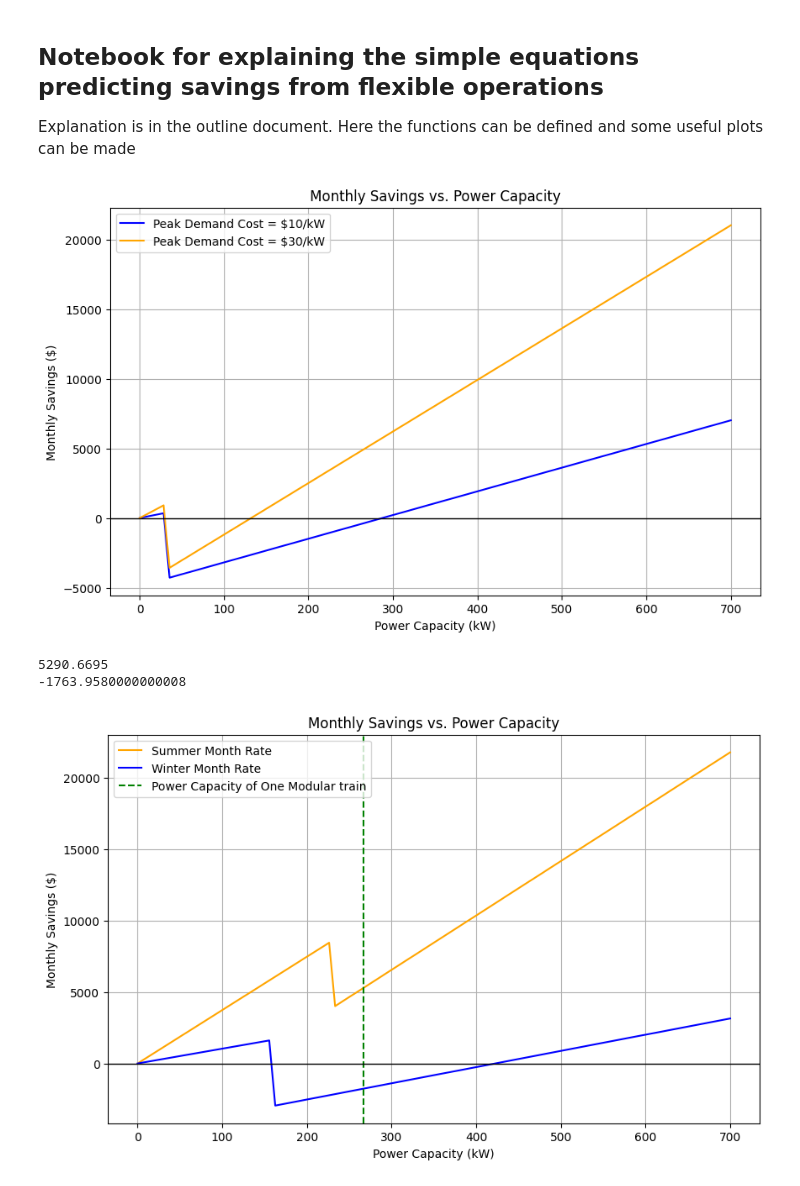
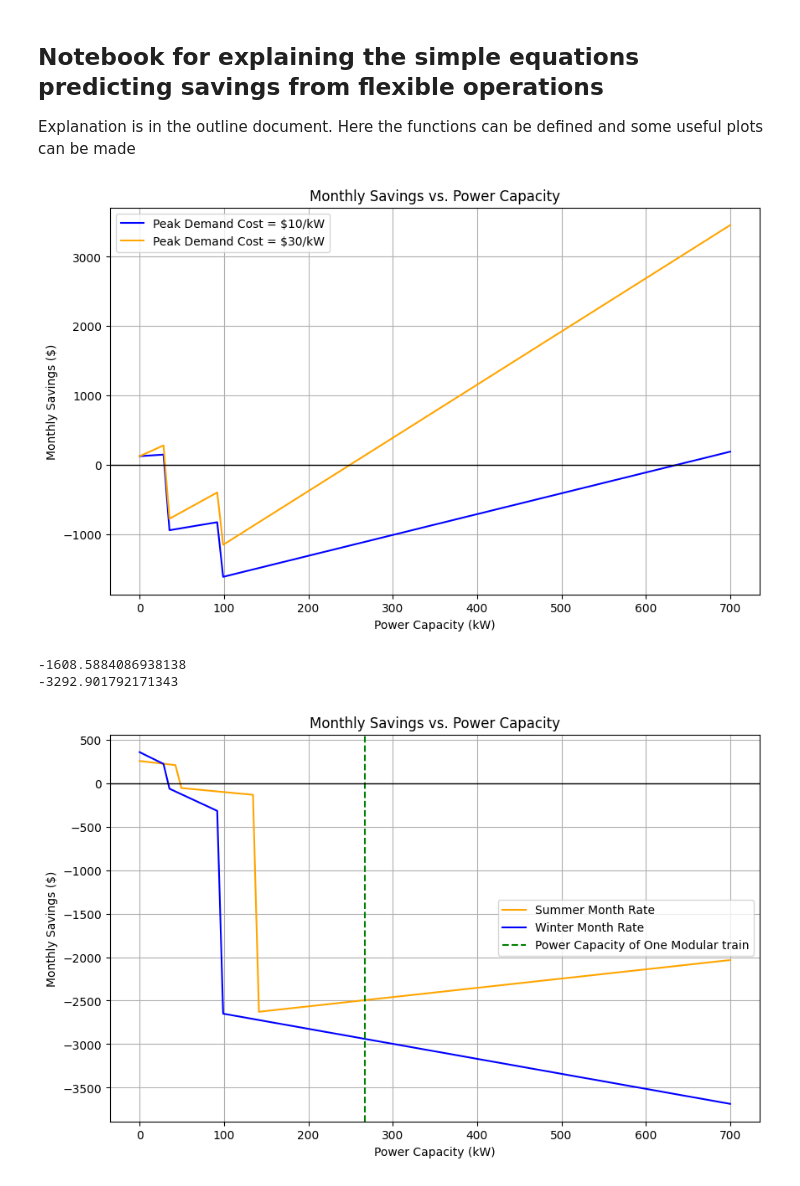
Before and after one commit to jakechurchi/watertap, a Jupyter notebook: tutorials/flex_ro/report/simple_savings.ipynb, the cells around one changed output. Drawn from its saved outputs; the diff is of its cells as text; code cells hidden in the pictures.

Commit message:
Testing a DR scenario with one plant shutdown

```diff
--- a/tutorials/flex_ro/report/simple_savings.ipynb
+++ b/tutorials/flex_ro/report/simple_savings.ipynb
@@ -49,10 +51,43 @@ def additional_brine_costs(plant_chars, electricity_rate, power_capacity):
+# %%
+# Define the savings function
+def calculate_monthly_savings(power_capacity_disc, plant_chars, electricity_rate):
+
+    power_capacity_disc = np.asarray(power_capacity_disc, dtype=float)
+    total_hrs = 7 * 24 # Assuming 30 days = one month
+    electricity_rate['num_off_peak_hrs'] = total_hrs - electricity_rate['num_peak_hrs']
+
+    # Adjust the demand charge to be for a week instead of a month
+    electricity_rate['peak_demand_cost'] = electricity_rate['peak_demand_cost'] * (7/30)
+    electricity_rate['off_peak_demand_cost'] = electricity_rate['off_peak_demand_cost'] * (7/30)
+
+    water_vol_shift = power_capacity_disc * electricity_rate['num_peak_hrs'] / plant_chars['SEC']  # Volume of water that can be shifted to off-peak hours
+    # energy_consumption_base = plant_chars['power_base'] * total_hrs
+    energy_capacity = power_capacity_disc * electricity_rate['num_peak_hrs']
+
+    condition = water_vol_shift / (plant_chars['Q_perm_max'] - plant_chars['Q_perm_nom']) < electricity_rate['num_off_peak_hrs']
+    time_shift = np.where(
+        condition,
+        electricity_rate['num_off_peak_hrs'],
+        energy_capacity / (plant_chars['SEC'] * plant_chars['Q_perm_min'])
+    )
+
+    off_peak_power_increase = energy_capacity / time_shift
+
+    energy_savings = power_capacity_disc * electricity_rate['peak_demand_cost'] - off_peak_power_increase * electricity_rate['off_peak_demand_cost'] + energy_capacity * (electricity_rate['peak_consumption_cost'] - electricity_rate['off_peak_consumption_cost'])
+    power_capacity_charging = find_power_capacity_char(plant_chars, electricity_rate, power_capacity_disc, water_vol_shift)
+
+    # Add in the brine costs
+    brine_costs = additional_brine_costs(plant_chars, electricity_rate, power_capacity_disc, power_capacity_charging)
+
+    savings = energy_savings - brine_costs
+    return savings
 # %%
 # Define the plant characteristics for # 0.925 RR
-wrd_plant_chars = {'SEC':0.44, 'Q_perm_min': 600 * 0.925, 'power_base': 1102, 'Q_perm_base': 605 * 0.925, 'Q_perm_max': 625 * 0.925, 'recovery': 0.925, 'Q_min_brine': 45}
+wrd_plant_chars = {'SEC':0.44, 'Q_perm_min': 600 * 0.925, 'power_base': 1102, 'Q_perm_nom': 605 * 0.925, 'Q_perm_max': 625 * 0.925, 'RR_nom': 0.925, 'RR_low': 0.917, 'Q_min_brine': 45}
 
 # Plot the savings for two different peak demand costs
-sample_week_1_rate = {'num_peak_hrs': 35*4, 'peak_demand_cost': 10, 'off_peak_demand_cost': 20, 'peak_consumption_cost': 0.15, 'off_peak_consumption_cost': 0.10}
-sample_week_2_rate = {'num_peak_hrs': 35*4, 'peak_demand_cost': 30, 'off_peak_demand_cost': 20, 'peak_consumption_cost': 0.15, 'off_peak_consumption_cost': 0.10}
+sample_week_1_rate = {'num_peak_hrs': 35, 'peak_demand_cost': 10, 'off_peak_demand_cost': 20, 'peak_consumption_cost': 0.15, 'off_peak_consumption_cost': 0.10, 'brine_disposal_cost': 0.15}
+sample_week_2_rate = {'num_peak_hrs': 35, 'peak_demand_cost': 30, 'off_peak_demand_cost': 20, 'peak_consumption_cost': 0.15, 'off_peak_consumption_cost': 0.10, 'brine_disposal_cost': 0.15}
 
 x = np.linspace(0, 700, 100)
 y1 = calculate_monthly_savings(x, wrd_plant_chars, sample_week_1_rate)
@@ -69,32 +104,32 @@ plt.axhline(0, color='black', linestyle='-', linewidth=1)
 plt.grid(True)
 plt.show()
 # %% [output]
-[figure, old version]
+[figure, new version]
 # %%
 # Plot the savings for summer and winter rates
 # TODO: Make the formating changes suggested by Kurby/Mukta
-summer_weekly_rate = {'num_peak_hrs': 25, 'peak_demand_cost': 36.78, 'off_peak_demand_cost': 19.94, 'peak_consumption_cost': 0.1525, 'off_peak_consumption_cost': 0.1016}
-winter_weekly_rate = {'num_peak_hrs': 35, 'peak_demand_cost': 10.54, 'off_peak_demand_cost': 19.62, 'peak_consumption_cost': 0.1157, 'off_peak_consumption_cost': 0.0929}
+summer_weekly_rate = {'num_peak_hrs': 25, 'peak_demand_cost': 36.78, 'off_peak_demand_cost': 19.94, 'peak_consumption_cost': 0.1525, 'off_peak_consumption_cost': 0.1016, 'brine_disposal_cost': 0.43}
+winter_weekly_rate = {'num_peak_hrs': 35, 'peak_demand_cost': 10.54, 'off_peak_demand_cost': 19.62, 'peak_consumption_cost': 0.1157, 'off_peak_consumption_cost': 0.0929, 'brine_disposal_cost': 0.43}
 
 print(calculate_monthly_savings(267, wrd_plant_chars, summer_weekly_rate))
 print(calculate_monthly_savings(267, wrd_plant_chars, winter_weekly_rate))
 
 x = np.linspace(0, 700, 100)
 y1 = calculate_monthly_savings(x, wrd_plant_chars, summer_weekly_rate)
 y2 = calculate_monthly_savings(x, wrd_plant_chars, winter_weekly_rate)
 
 plt.figure(figsize=(10, 6))
 plt.plot(x, y1, label='Summer Month Rate', color='orange')
 plt.plot(x, y2, label='Winter Month Rate', color='blue')
 plt.axvline(267, color='green', linestyle='--', label='Power Capacity of One Modular train')
 plt.title('Monthly Savings vs. Power Capacity')
 plt.xlabel('Power Capacity (kW)')
 plt.ylabel('Monthly Savings ($)')
 plt.legend()
 plt.axhline(0, color='black', linestyle='-', linewidth=1)
 plt.grid(True)
 plt.savefig('monthly_savings_plot.png', dpi=300)
 # %% [output]
-5290.6695
--1763.9580000000008
+-1608.5884086938138
+-3292.901792171343
-[figure, old version]
+[figure, new version]
```
Also changed, not shown: parts of 3 cells of this notebook, 7 other files.
